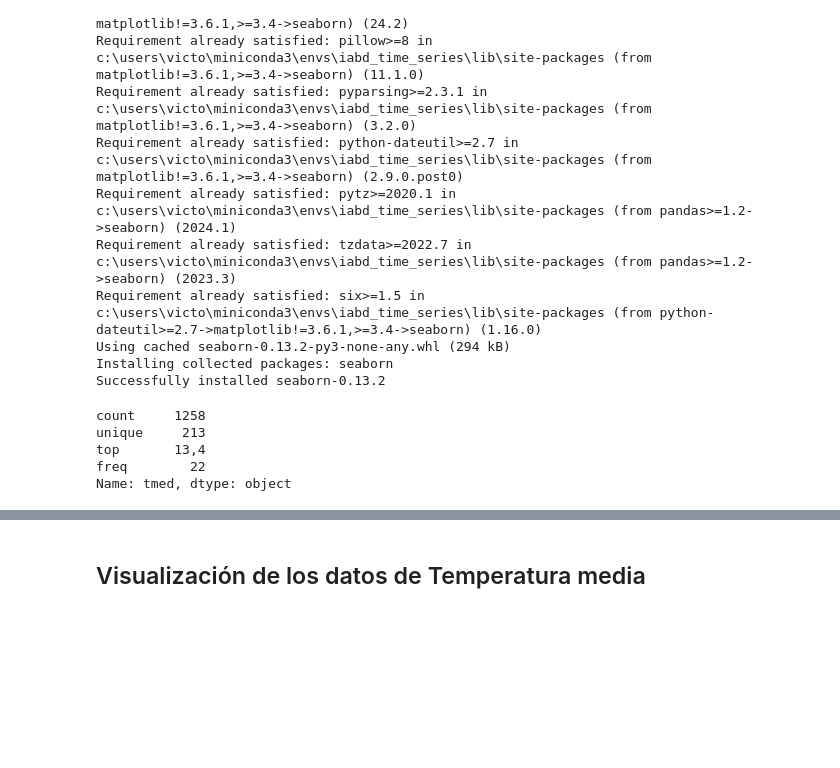
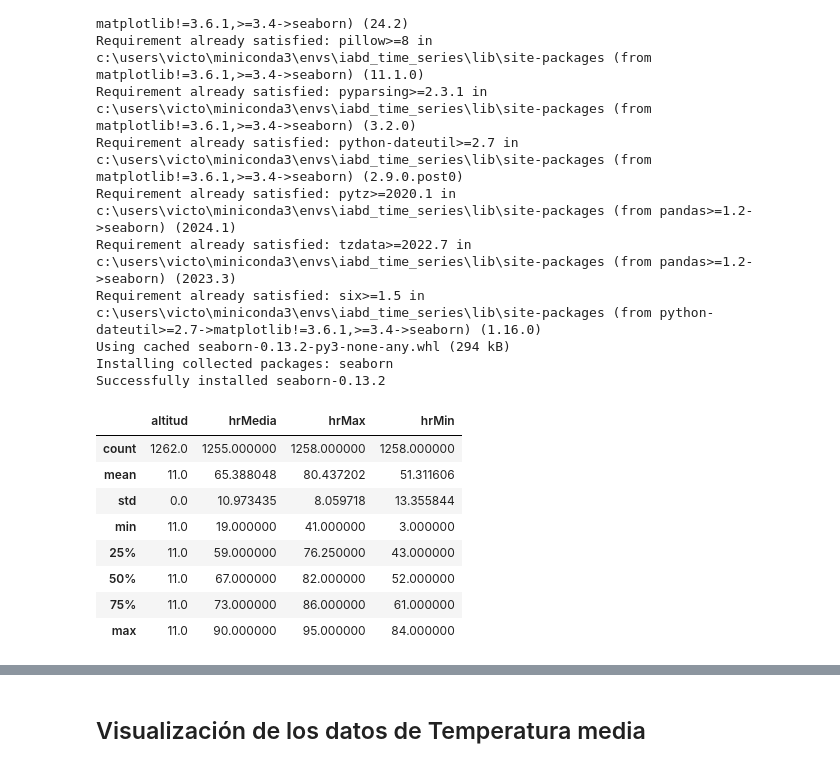
Before and after one commit to GamblerRunner/PrediccionMeteorologica, a Jupyter notebook: src/EDA/verDataDiario.ipynb, the cells around one changed output, grey strips where cells are left out. Cells and saved outputs as stored; diff of their text form; code cells hidden in the pictures; blank space fills up the shorter version.

```diff
--- a/src/EDA/verDataDiario.ipynb
+++ b/src/EDA/verDataDiario.ipynb
@@ -32,10 +32,14 @@ df_mad = pd.read_csv('../../data/raw/data_aemet/estacion_3195_data.csv')
 df_bar = pd.read_csv('../../data/raw/data_aemet/estacion_0201X_data.csv')
 df_hoyo = pd.read_csv('../../data/raw/Open_Meteo/daily/Hoyo de Manzanares/estacion_ESMAD_data.csv')
 # %%
-df_bar["tmed"].describe()
+df_bar.describe()
 # %% [output]
-count     1258
-unique     213
-top       13,4
-freq        22
-Name: tmed, dtype: object
+|  | altitud | hrMedia | hrMax | hrMin |
+| count | 1262.0 | 1255.000000 | 1258.000000 | 1258.000000 |
+| mean | 11.0 | 65.388048 | 80.437202 | 51.311606 |
+| std | 0.0 | 10.973435 | 8.059718 | 13.355844 |
+| min | 11.0 | 19.000000 | 41.000000 | 3.000000 |
+| 25% | 11.0 | 59.000000 | 76.250000 | 43.000000 |
+| 50% | 11.0 | 67.000000 | 82.000000 | 52.000000 |
+| 75% | 11.0 | 73.000000 | 86.000000 | 61.000000 |
+| max | 11.0 | 90.000000 | 95.000000 | 84.000000 |
```
Also changed, not shown: parts of 5 cells of this notebook, 2 other files.
